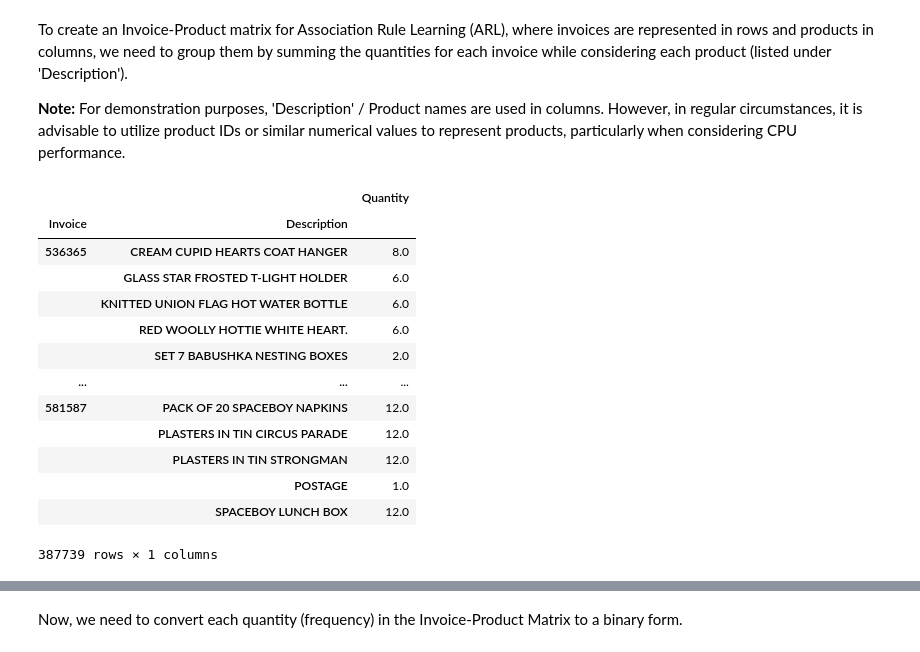
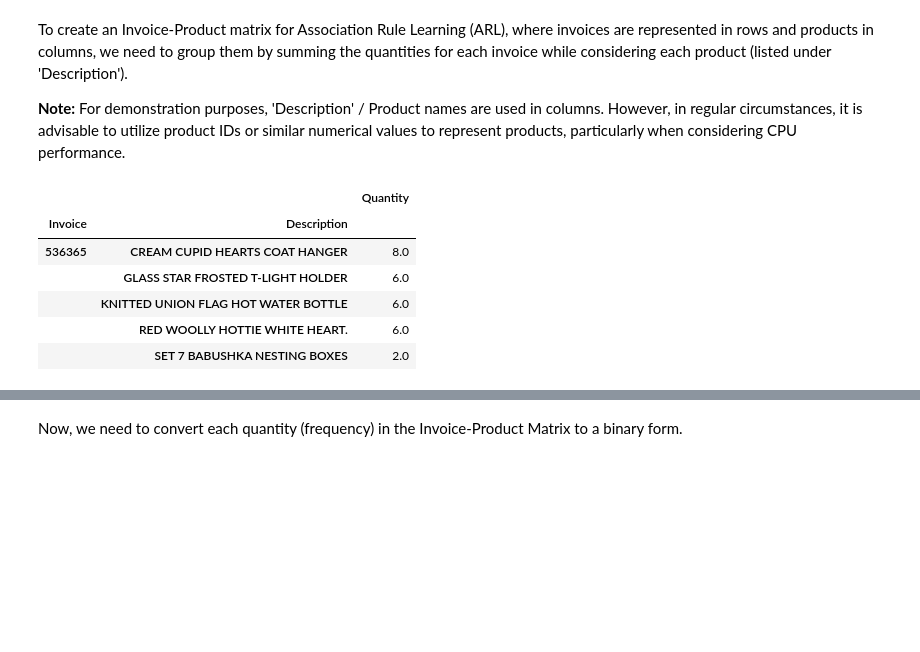
Before and after one commit to eray-yuztyurk/ARL-Product-Recommendation-Project, a Jupyter notebook: product-recommendation-project-with-arl.ipynb, the cells around one changed output, grey strips where cells are left out. Cells and saved outputs as stored; diff of their text form; code cells hidden in the pictures; blank space fills up the shorter version.

```diff
--- a/product-recommendation-project-with-arl.ipynb
+++ b/product-recommendation-project-with-arl.ipynb
@@ -46,7 +46,7 @@ import warnings
 
 warnings.filterwarnings("ignore")
 pd.set_option('display.max_columns', None)
-pd.set_option('display.width', 500)
+#pd.set_option('display.width', 500)
 pd.set_option('display.expand_frame_repr', False)
 pd.set_option('display.max_rows', None)
 # %% [markdown]
@@ -197,21 +184,14 @@ To create an Invoice-Product matrix for Association Rule Learning (ARL), where i
 **Note:** For demonstration purposes, 'Description' / Product names are used in columns. However, in regular circumstances, it is advisable to utilize product IDs or similar numerical values to represent products, particularly when considering CPU performance.
 # %%
 df_groupby = df.groupby(["Invoice","Description"]).agg({"Quantity":"sum"})
-df_groupby
+df_groupby.head()
 # %% [output]
 |  |  | Quantity |
 | Invoice | Description |  |
 | 536365 | CREAM CUPID HEARTS COAT HANGER | 8.0 |
 |  | GLASS STAR FROSTED T-LIGHT HOLDER | 6.0 |
 |  | KNITTED UNION FLAG HOT WATER BOTTLE | 6.0 |
 |  | RED WOOLLY HOTTIE WHITE HEART. | 6.0 |
 |  | SET 7 BABUSHKA NESTING BOXES | 2.0 |
-| ... | ... | ... |
-| 581587 | PACK OF 20 SPACEBOY NAPKINS | 12.0 |
-|  | PLASTERS IN TIN CIRCUS PARADE | 12.0 |
-|  | PLASTERS IN TIN STRONGMAN | 12.0 |
-|  | POSTAGE | 1.0 |
-|  | SPACEBOY LUNCH BOX | 12.0 |
-387739 rows × 1 columns
 # %%
 df_arl = df_groupby.reset_index().pivot_table("Quantity","Invoice","Description")
```
Also changed, not shown: parts of 11 cells of this notebook.
